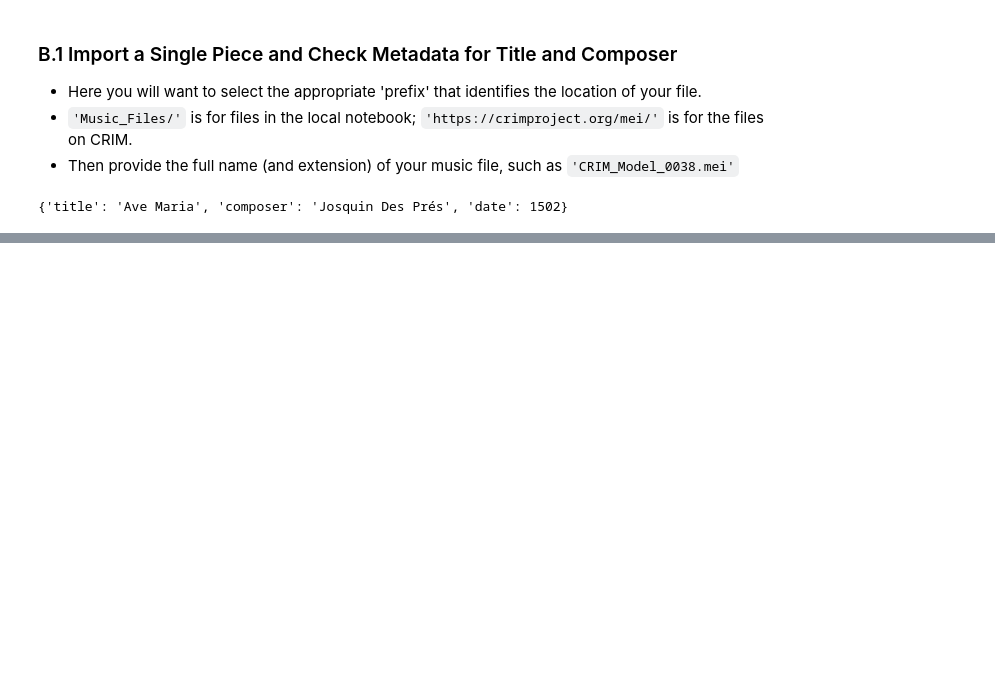
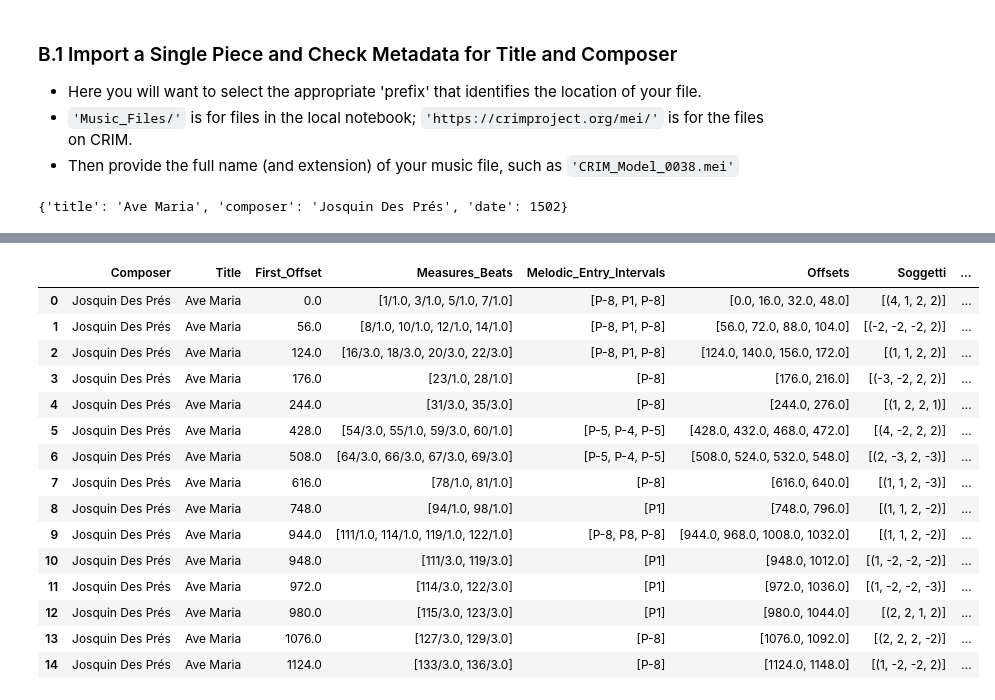
Before and after one commit to RichardFreedman/CRIM_JHUB, a Jupyter notebook: AA_p_type_ema.ipynb, the cells around one changed output, grey strips where cells are left out. Drawn from its saved outputs; the diff is of its cells as text; code cells hidden in the pictures; blank space fills up the shorter version.

```diff
--- a/AA_p_type_ema.ipynb
+++ b/AA_p_type_ema.ipynb
@@ -162,0 +314,19 @@ p_types.iloc[0]['result']
+# %%
+piece.presentationTypes()
+# %% [output]
+|  | Composer | Title | First_Offset | Measures_Beats | Melodic_Entry_Intervals | Offsets | Soggetti | ... |
+| 0 | Josquin Des Prés | Ave Maria | 0.0 | [1/1.0, 3/1.0, 5/1.0, 7/1.0] | [P-8, P1, P-8] | [0.0, 16.0, 32.0, 48.0] | [(4, 1, 2, 2)] | ... |
+| 1 | Josquin Des Prés | Ave Maria | 56.0 | [8/1.0, 10/1.0, 12/1.0, 14/1.0] | [P-8, P1, P-8] | [56.0, 72.0, 88.0, 104.0] | [(-2, -2, -2, 2)] | ... |
+| 2 | Josquin Des Prés | Ave Maria | 124.0 | [16/3.0, 18/3.0, 20/3.0, 22/3.0] | [P-8, P1, P-8] | [124.0, 140.0, 156.0, 172.0] | [(1, 1, 2, 2)] | ... |
+| 3 | Josquin Des Prés | Ave Maria | 176.0 | [23/1.0, 28/1.0] | [P-8] | [176.0, 216.0] | [(-3, -2, 2, 2)] | ... |
+| 4 | Josquin Des Prés | Ave Maria | 244.0 | [31/3.0, 35/3.0] | [P-8] | [244.0, 276.0] | [(1, 2, 2, 1)] | ... |
+| 5 | Josquin Des Prés | Ave Maria | 428.0 | [54/3.0, 55/1.0, 59/3.0, 60/1.0] | [P-5, P-4, P-5] | [428.0, 432.0, 468.0, 472.0] | [(4, -2, 2, 2)] | ... |
+| 6 | Josquin Des Prés | Ave Maria | 508.0 | [64/3.0, 66/3.0, 67/3.0, 69/3.0] | [P-5, P-4, P-5] | [508.0, 524.0, 532.0, 548.0] | [(2, -3, 2, -3)] | ... |
+| 7 | Josquin Des Prés | Ave Maria | 616.0 | [78/1.0, 81/1.0] | [P-8] | [616.0, 640.0] | [(1, 1, 2, -3)] | ... |
+| 8 | Josquin Des Prés | Ave Maria | 748.0 | [94/1.0, 98/1.0] | [P1] | [748.0, 796.0] | [(1, 1, 2, -2)] | ... |
+| 9 | Josquin Des Prés | Ave Maria | 944.0 | [111/1.0, 114/1.0, 119/1.0, 122/1.0] | [P-8, P8, P-8] | [944.0, 968.0, 1008.0, 1032.0] | [(1, 1, 2, -2)] | ... |
+| 10 | Josquin Des Prés | Ave Maria | 948.0 | [111/3.0, 119/3.0] | [P1] | [948.0, 1012.0] | [(1, -2, -2, -2)] | ... |
+| 11 | Josquin Des Prés | Ave Maria | 972.0 | [114/3.0, 122/3.0] | [P1] | [972.0, 1036.0] | [(1, -2, -2, -3)] | ... |
+| 12 | Josquin Des Prés | Ave Maria | 980.0 | [115/3.0, 123/3.0] | [P1] | [980.0, 1044.0] | [(2, 2, 1, 2)] | ... |
+| 13 | Josquin Des Prés | Ave Maria | 1076.0 | [127/3.0, 129/3.0] | [P-8] | [1076.0, 1092.0] | [(2, 2, 2, -2)] | ... |
+| 14 | Josquin Des Prés | Ave Maria | 1124.0 | [133/3.0, 136/3.0] | [P-8] | [1124.0, 1148.0] | [(1, -2, -2, 2)] | ... |
```
Also changed, not shown: parts of 13 cells of this notebook, 1 other file.
